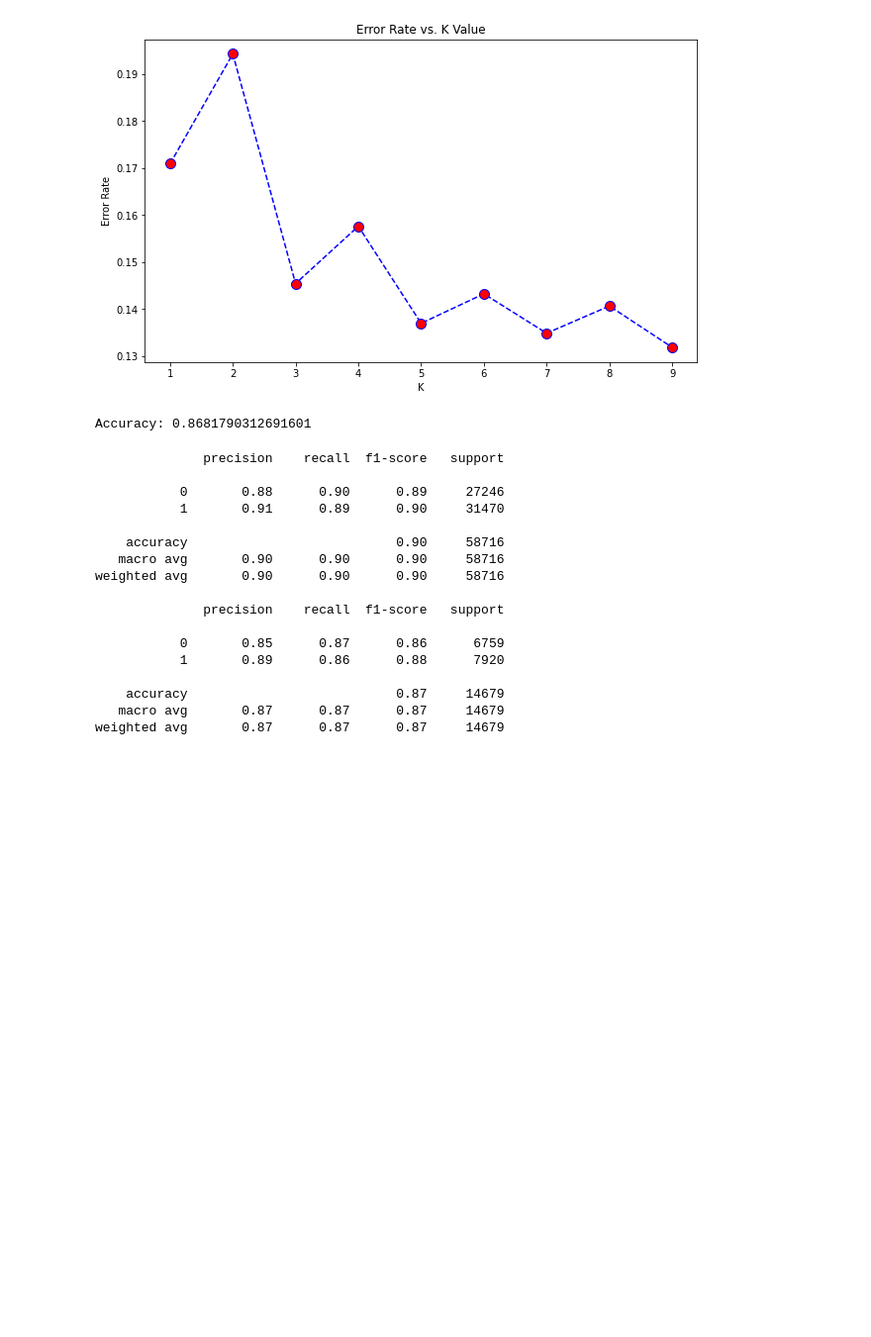
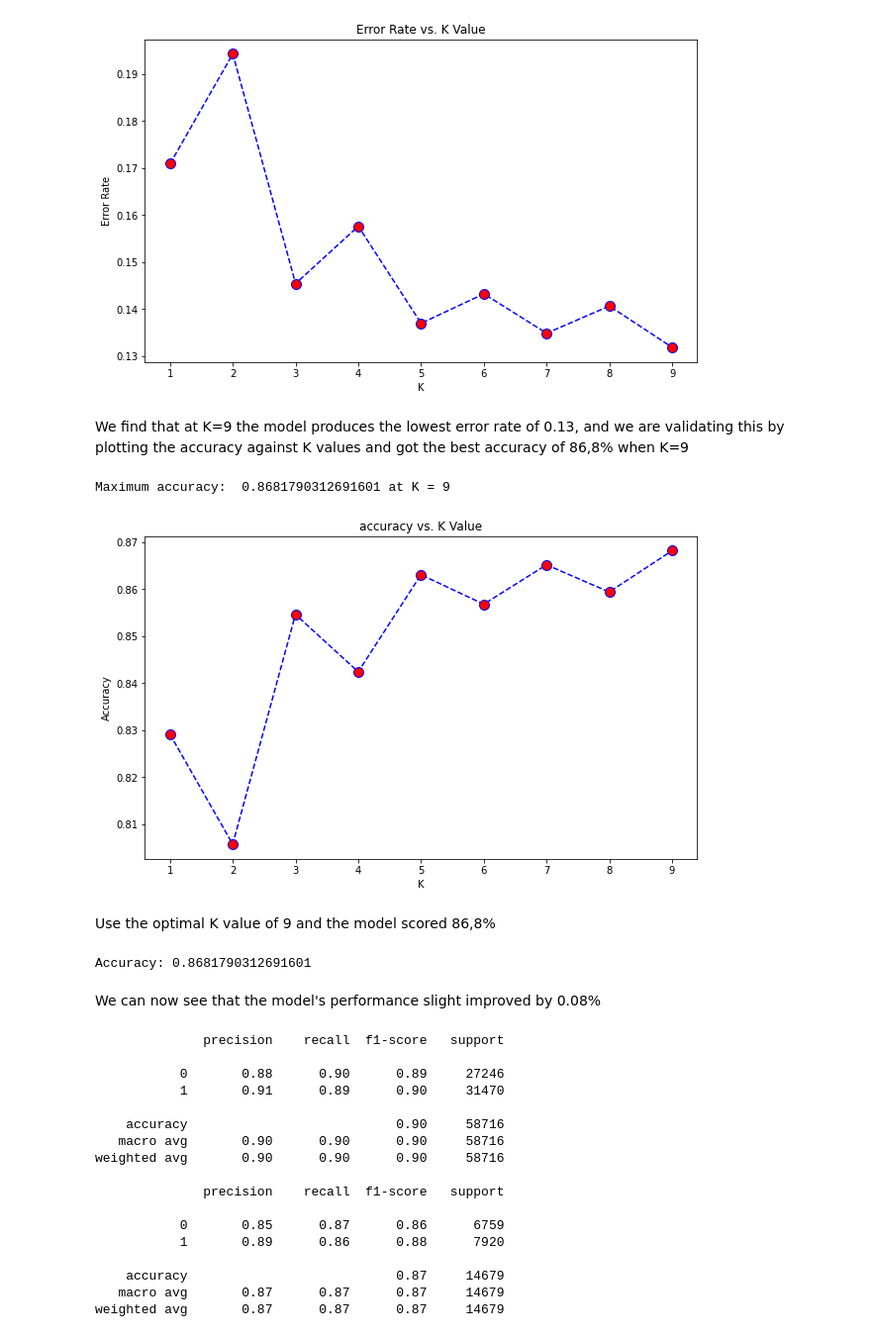
Before and after one commit to SoleilUmwiza92/AIForSociety-S6, a Jupyter notebook: Individual project/archive (1)/JobApplicants.ipynb, the cells around one changed output. Shown: that part at 99% size. Cells and saved outputs as stored; diff of their text form; code cells hidden in the pictures; blank space fills up the shorter version.

Commit message:
Using the optimal K to improve the performance of our model

```diff
--- a/Individual project/archive (1)/JobApplicants.ipynb
+++ b/Individual project/archive (1)/JobApplicants.ipynb
@@ -208,3 +242,18 @@ Minimum error:  0.13182096873083998 at K = 9
+# %% [markdown]
+We find that at K=9 the model produces the lowest error rate of 0.13, and we are validating this by plotting the accuracy against K values and got the best accuracy of 86,8% when K=9
+# %%
+plt.figure(figsize=(10,6))
+plt.plot(range(1,10),acc,color='blue', linestyle='dashed',
+         marker='o',markerfacecolor='red', markersize=10)
+plt.title('accuracy vs. K Value')
+plt.xlabel('K')
+plt.ylabel('Accuracy')
+print("Maximum accuracy: ",max(acc),"at K =",acc.index(max(acc))+1)
+# %% [output]
+Maximum accuracy:  0.8681790312691601 at K = 9
+[figure, added]
+# %% [markdown]
+Use the optimal K value of 9 and the model scored 86,8%
 # %%
 from sklearn.neighbors import KNeighborsClassifier
 model = KNeighborsClassifier(n_neighbors=9)
@@ -219,3 +266,5 @@ Accuracy: 0.8681790312691601
+# %% [markdown]
+We can now see that the model's performance slight improved by 0.08%
 # %%
 pred = model.predict(X_train.values)
 report= classification_report(y_train,pred)
```
Also changed, not shown: parts of 22 cells of this notebook.
